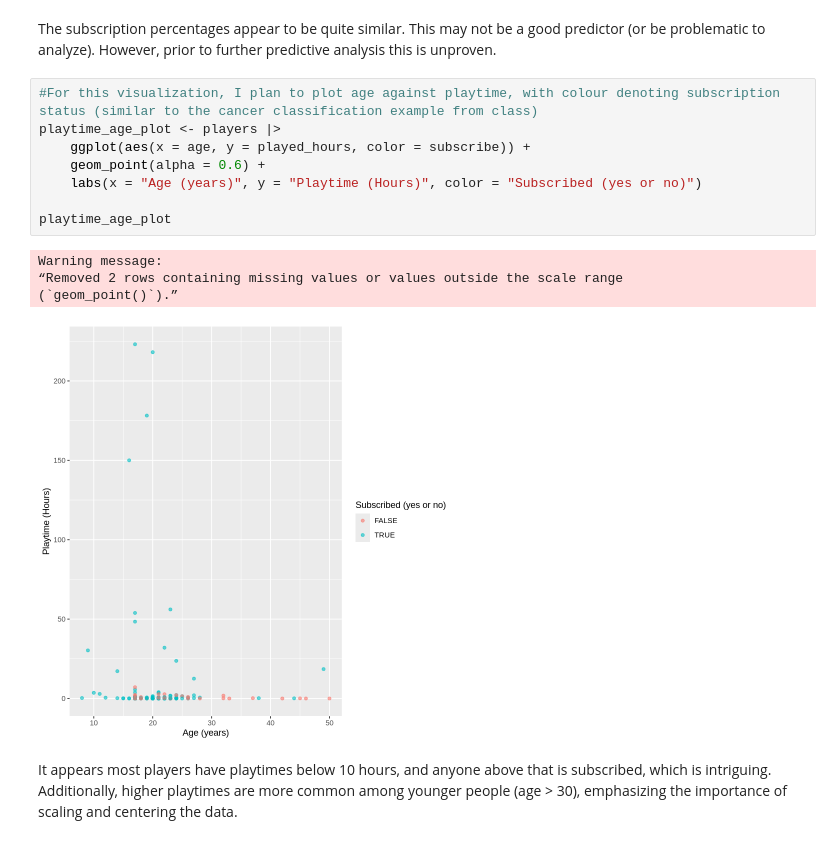
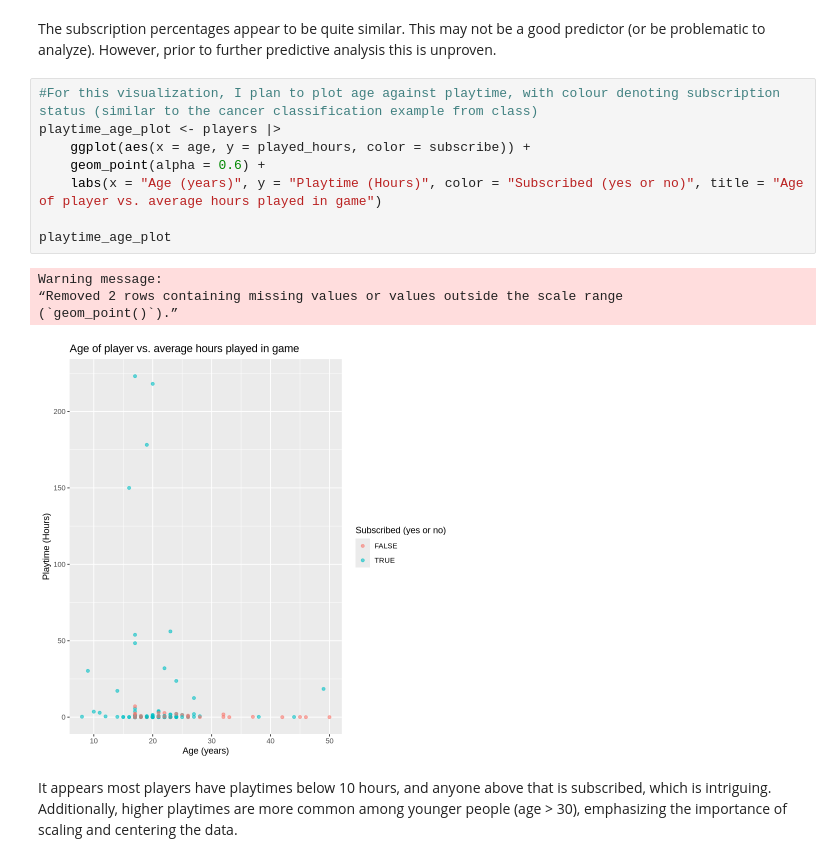
Before and after one commit to nothingbutash/dsci-100-2024w2-group-006-2, a Jupyter notebook: Project.ipynb, the cells around one changed output. Drawn from its saved outputs; the diff is of its cells as text.

```diff
--- a/Project.ipynb
+++ b/Project.ipynb
@@ -106,16 +106,16 @@ The subscription percentages appear to be quite similar. This may not be a good
 # %%
 #For this visualization, I plan to plot age against playtime, with colour denoting subscription status (similar to the cancer classification example from class)
 playtime_age_plot <- players |>
     ggplot(aes(x = age, y = played_hours, color = subscribe)) +
     geom_point(alpha = 0.6) +
-    labs(x = "Age (years)", y = "Playtime (Hours)", color = "Subscribed (yes or no)")
+    labs(x = "Age (years)", y = "Playtime (Hours)", color = "Subscribed (yes or no)", title = "Age of player vs. average hours played in game")
 
 playtime_age_plot
 # %% [output]
 Warning message:
 “Removed 2 rows containing missing values or values outside the scale range
 (`geom_point()`).”
-[figure, old version]
+[figure, new version]
 # %% [markdown]
 It appears most players have playtimes below 10 hours, and anyone above that is subscribed, which is intriguing. Additionally, higher playtimes are more common among younger people (age > 30), emphasizing the importance of scaling and centering the data.
 # %%
```
Also changed, not shown: parts of 11 cells of this notebook.
